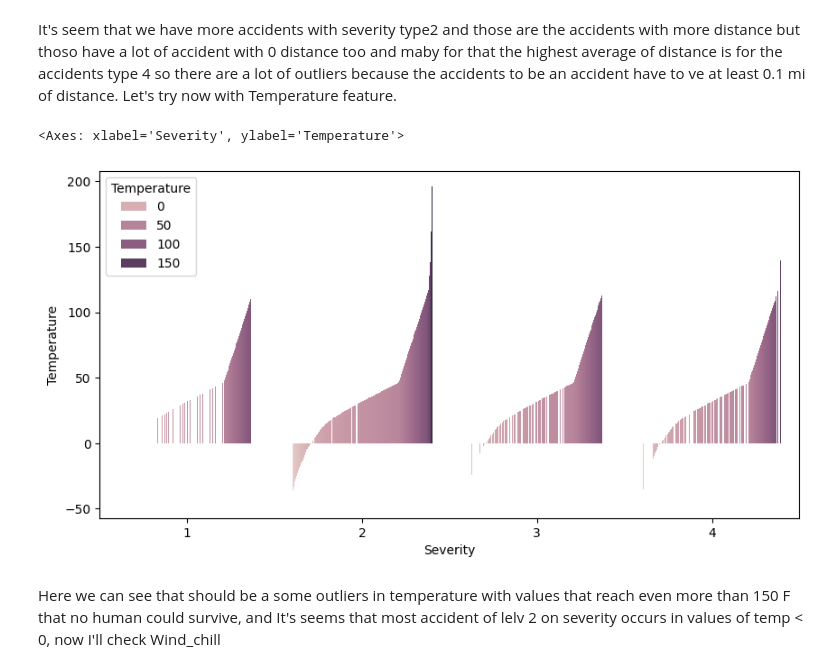
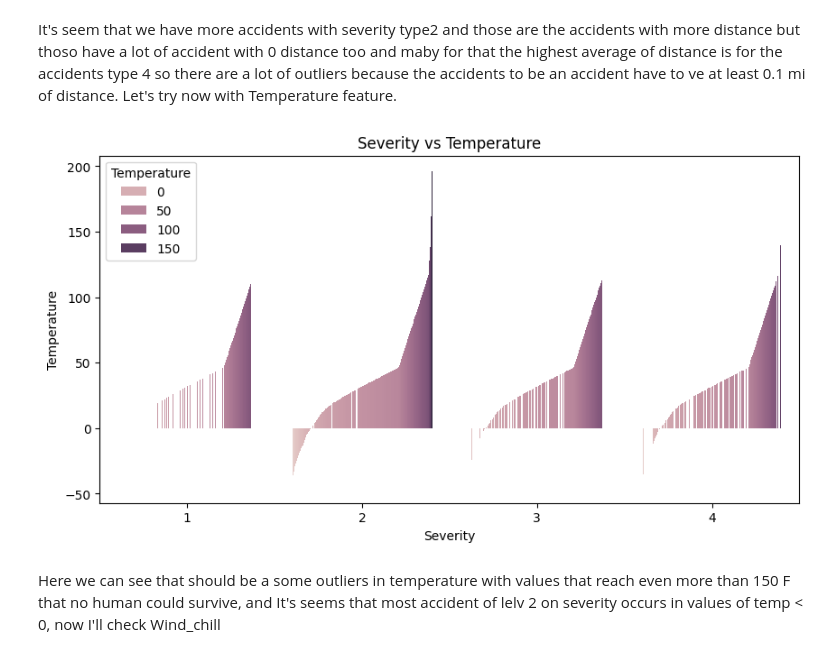
Before and after one commit to ddobi7277/DataAnalysis, a Jupyter notebook: US_Accidents/Accidents_US_ANalysis.ipynb, the cells around one changed output. Cells and saved outputs as stored; diff of their text form; code cells hidden in the pictures.

```diff
--- a/US_Accidents/Accidents_US_ANalysis.ipynb
+++ b/US_Accidents/Accidents_US_ANalysis.ipynb
@@ -424,6 +608,7 @@ df['Duration']= (df['End_Time'] - df['Start_Time']).dt.total_seconds() / 60
 df['Day']= df['Start_Time'].dt.day
 df['Month']= df['Start_Time'].dt.month
 df['Year']= df['Start_Time'].dt.year
+df['Time']= df['Start_Time'].dt.time
 # %% [markdown]
 I think with all we have is enough information of dates so I can drop Start_Time and End_Time features
 # %%
@@ -431 +618,3 @@ df= df.drop(['Start_Time','End_Time'],axis=1)
+# %%
+df['Time']= df['Time'].astype('string')
 # %% [markdown]
@@ -450,3 +646,17 @@ Duration
+# %%
+#To check if the hours and minutes are correct in the Time
+hours = df['Time'].str[0:2]
+minutes= df['Time'].str[3:5]
+
+for i in hours:
+    if int(i) > 24:
+        print(i)
+        print('Orehours')
+
+for i in minutes:
+    if int(i) > 60:
+        print(i)
+        print('Oremin')
 # %%
 df['Severity'].value_counts(normalize=True)*100
 # %% [output]
@@ -458,0 +689,4 @@ Name: proportion, dtype: float64
+# %%
+for i in df.columns:
+    if df[i].dtype == 'int32':
+        df[i] = df[i].astype('int64')
@@ -517,9 +771,10 @@ It's seem that we have more accidents with severity type2 and those are the acci
 # %%
 plt.figure(figsize=(10,5))
 sbn.barplot(x=df['Severity'],y= df['Temperature'],hue=df['Temperature'])
+plt.title('Severity vs Temperature')
+plt.show()
 # %% [output]
-<Axes: xlabel='Severity', ylabel='Temperature'>
-[figure, old version]
+[figure, new version]
 # %% [markdown]
 Here we can see that should be a some outliers in temperature with values that reach even more than 150 F that no human could survive, and It's seems that most accident of lelv 2 on severity occurs in values of temp < 0, now I'll check Wind_chill
 # %%
```
Also changed, not shown: parts of 51 cells of this notebook, 1 other file.
